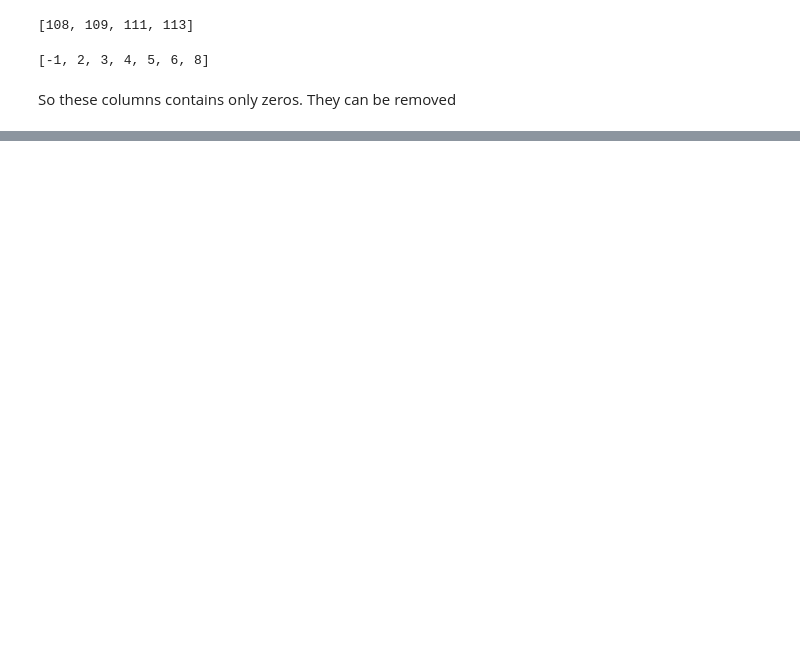
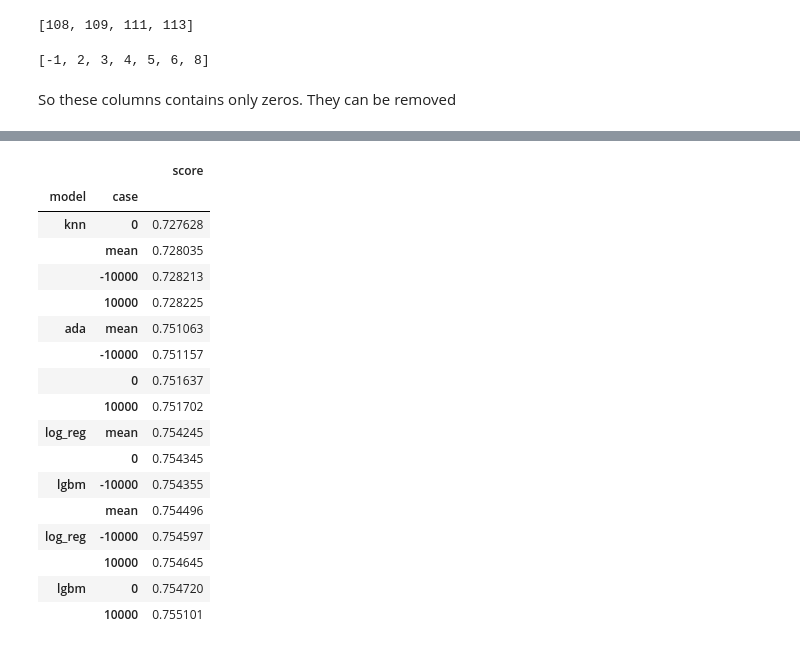
Before and after one commit to vkhmara/EPAM-Internship, a Jupyter notebook: Python/ML course/Week 7/Report.ipynb, the cells around one changed output, grey strips where cells are left out. Saved outputs shown, nothing was run; the diff lists cells and outputs as text; code cells hidden in the pictures; blank space fills up the shorter version.

```diff
--- a/Python/ML course/Week 7/Report.ipynb
+++ b/Python/ML course/Week 7/Report.ipynb
@@ -832,0 +711,24 @@ roc_auc_score(y_with_10000_test, big_ada_boosting_with_10000.predict_proba(X_wit
+# %%
+scores_df = pd.DataFrame({'score': [max(all_models_info[case][model]['scores']) for case, model in product(cases, models)],
+                         'case': [case for case, model in product(cases, models)],
+                          'model': [model for case, model in product(cases, models)]}).set_index(['model', 'case'])
+scores_df.sort_values(by='score')
+# %% [output]
+|  |  | score |
+| model | case |  |
+| knn | 0 | 0.727628 |
+|  | mean | 0.728035 |
+|  | -10000 | 0.728213 |
+|  | 10000 | 0.728225 |
+| ada | mean | 0.751063 |
+|  | -10000 | 0.751157 |
+|  | 0 | 0.751637 |
+|  | 10000 | 0.751702 |
+| log_reg | mean | 0.754245 |
+|  | 0 | 0.754345 |
+| lgbm | -10000 | 0.754355 |
+|  | mean | 0.754496 |
+| log_reg | -10000 | 0.754597 |
+|  | 10000 | 0.754645 |
+| lgbm | 0 | 0.754720 |
+|  | 10000 | 0.755101 |
```
Also changed, not shown: parts of 100 cells of this notebook.
